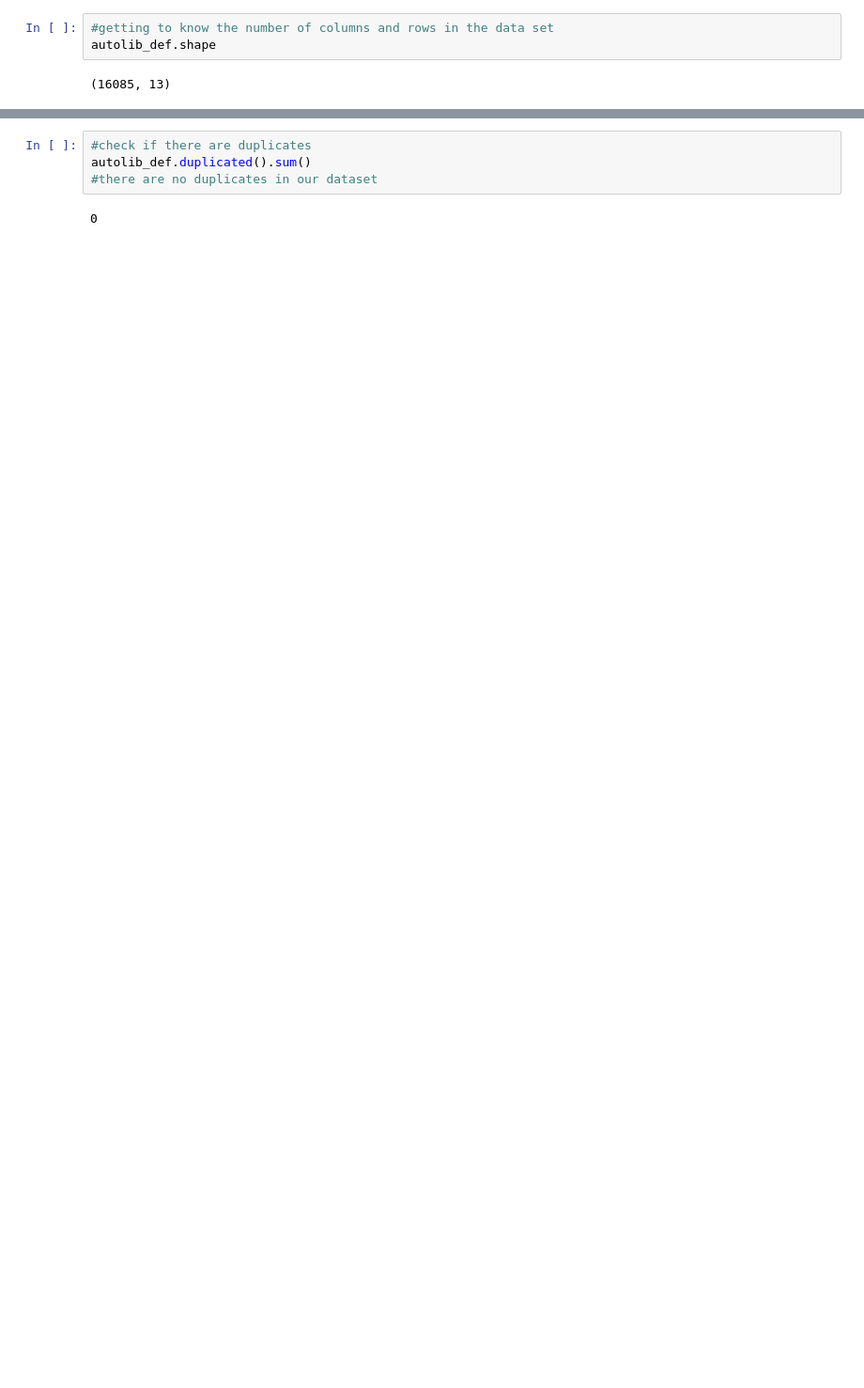
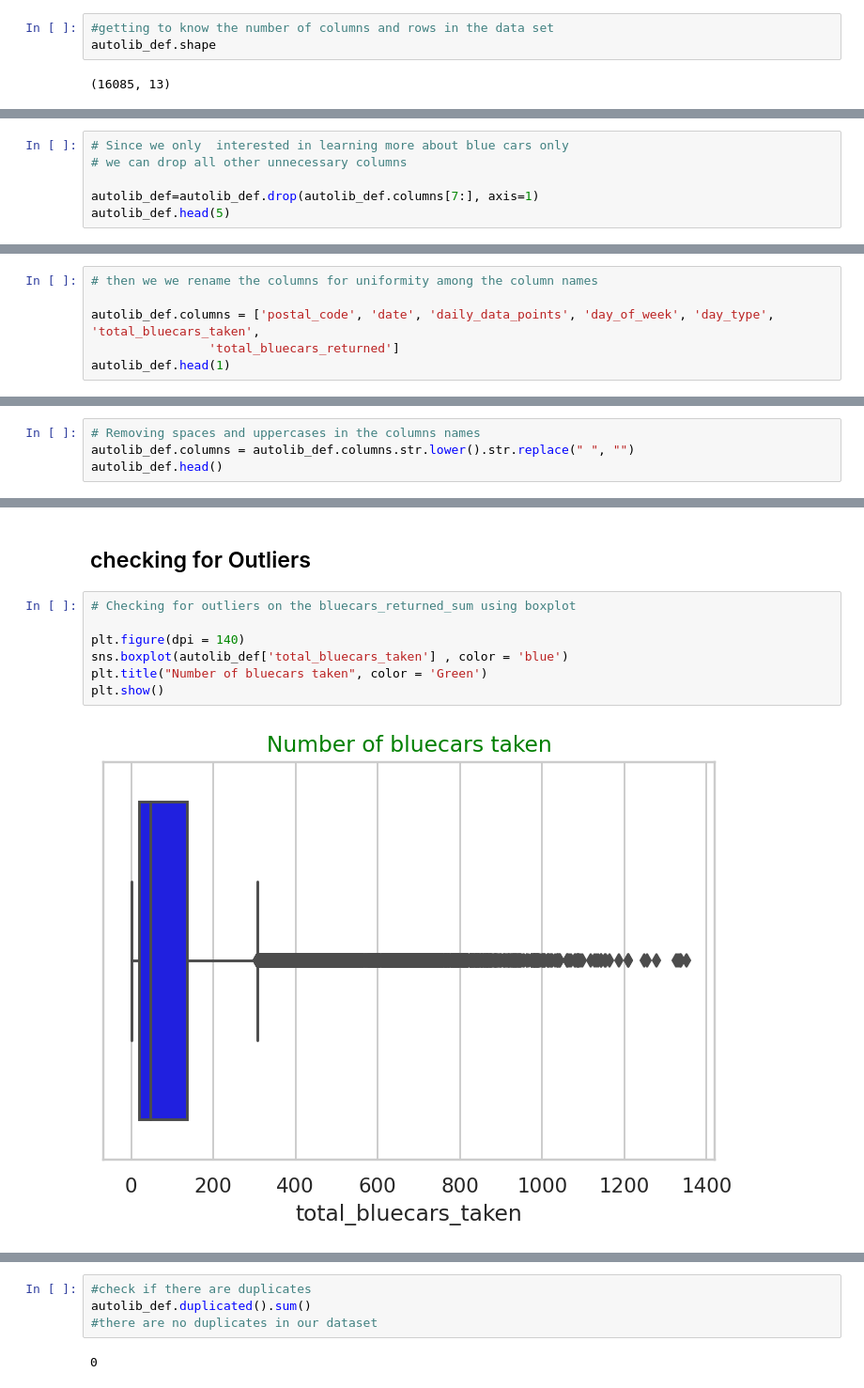
Before and after one commit to Eswa2020/moringa_school_projects, a Jupyter notebook: Esther_Wairimu_Kamau_Independent_project_week_2.ipynb, the cells around one changed output, grey strips where cells are left out. Shown at 94% size. Saved outputs shown, nothing was run; the diff lists cells and outputs as text; blank space fills up the shorter version.

```diff
--- a/Esther_Wairimu_Kamau_Independent_project_week_2.ipynb
+++ b/Esther_Wairimu_Kamau_Independent_project_week_2.ipynb
@@ -166,0 +162,6 @@ autolib_def.describe
+# %%
+# Since we only  interested in learning more about blue cars only
+# we can drop all other unnecessary columns
+
+autolib_def=autolib_def.drop(autolib_def.columns[7:], axis=1)
+autolib_def.head(5)
@@ -166,0 +175,6 @@ autolib_def.describe
+# %%
+# then we we rename the columns for uniformity among the column names
+
+autolib_def.columns = ['postal_code', 'date', 'daily_data_points', 'day_of_week', 'day_type', 'total_bluecars_taken',
+                'total_bluecars_returned']
+autolib_def.head(1)
@@ -166,0 +184,4 @@ autolib_def.describe
+# %%
+# Removing spaces and uppercases in the columns names
+autolib_def.columns = autolib_def.columns.str.lower().str.replace(" ", "")
+autolib_def.head()
@@ -166,0 +195,11 @@ autolib_def.describe
+# %% [markdown]
+## checking for Outliers
+# %%
+# Checking for outliers on the bluecars_returned_sum using boxplot
+
+plt.figure(dpi = 140)
+sns.boxplot(autolib_def['total_bluecars_taken'] , color = 'blue')
+plt.title("Number of bluecars taken", color = 'Green')
+plt.show()
+# %% [output]
+[figure, added]
```
Also changed, not shown: parts of 137 cells of this notebook.
